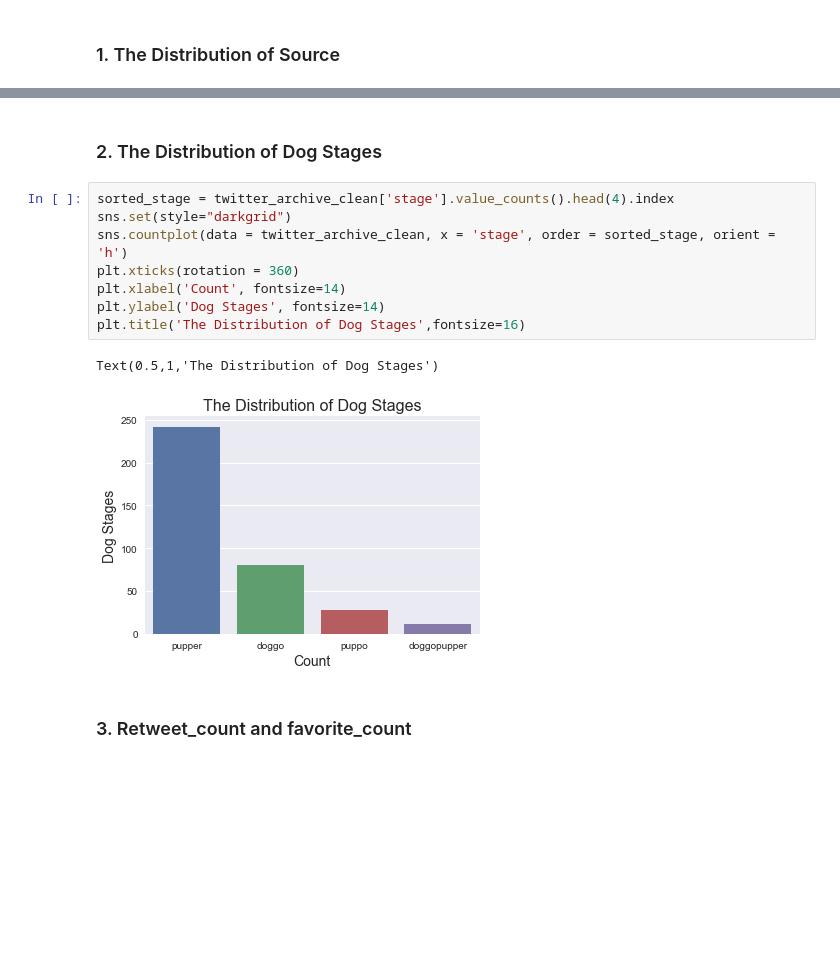
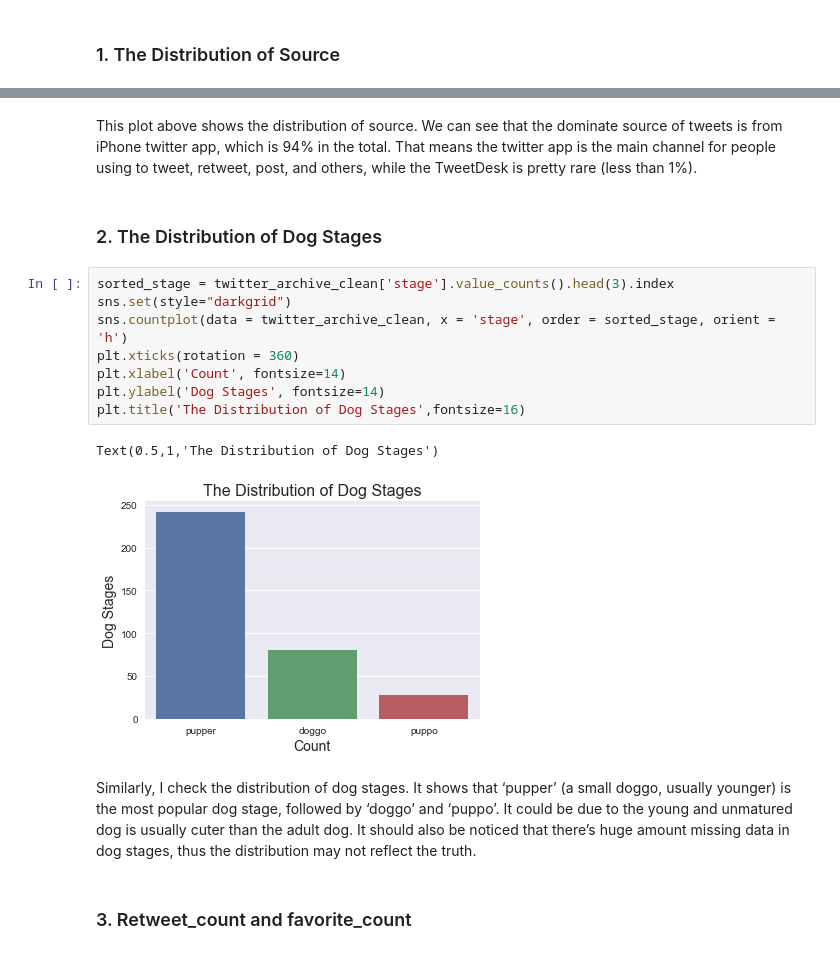
Before and after one commit to freena22/We-Rate-Dogs-Data-Wrangling-Project, a Jupyter notebook: WeRateDogs_Data_Wrangling_Project.ipynb, the cells around one changed output, grey strips where cells are left out. Drawn from its saved outputs; the diff is of its cells as text; blank space fills up the shorter version.

```diff
--- a/WeRateDogs_Data_Wrangling_Project.ipynb
+++ b/WeRateDogs_Data_Wrangling_Project.ipynb
@@ -854,17 +865,21 @@ Text(0.5,1,'The Distribution of Source')
 [figure]
+# %% [markdown]
+This plot above shows the distribution of source. We can see that the dominate source of tweets is from iPhone twitter app, which is 94% in the total. That means the twitter app is the main channel for people using to tweet, retweet, post, and others, while the TweetDesk is pretty rare (less than 1%).
 # %% [markdown]
 ### 2. The Distribution of Dog Stages
 # %%
-sorted_stage = twitter_archive_clean['stage'].value_counts().head(4).index
+sorted_stage = twitter_archive_clean['stage'].value_counts().head(3).index
 sns.set(style="darkgrid")
 sns.countplot(data = twitter_archive_clean, x = 'stage', order = sorted_stage, orient = 'h')
 plt.xticks(rotation = 360)
 plt.xlabel('Count', fontsize=14)
 plt.ylabel('Dog Stages', fontsize=14)
 plt.title('The Distribution of Dog Stages',fontsize=16)
 # %% [output]
 Text(0.5,1,'The Distribution of Dog Stages')
-[figure, old version]
+[figure, new version]
+# %% [markdown]
+Similarly, I check the distribution of dog stages. It shows that ‘pupper’ (a small doggo, usually younger) is the most popular dog stage, followed by ‘doggo’ and ‘puppo’. It could be due to the young and unmatured dog is usually cuter than the adult dog. It should also be noticed that there’s huge amount missing data in dog stages, thus the distribution may not reflect the truth.
 # %% [markdown]
 ### 3. Retweet_count and favorite_count
 # %%
```
Also changed, not shown: parts of 28 cells of this notebook.
